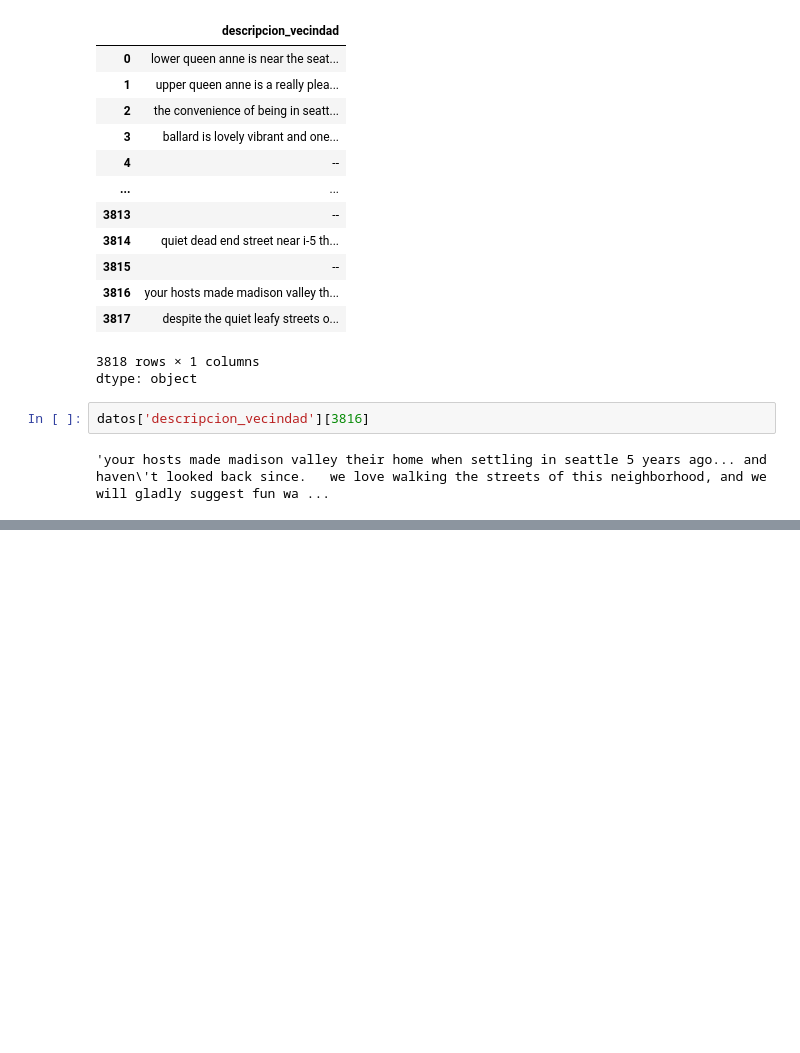
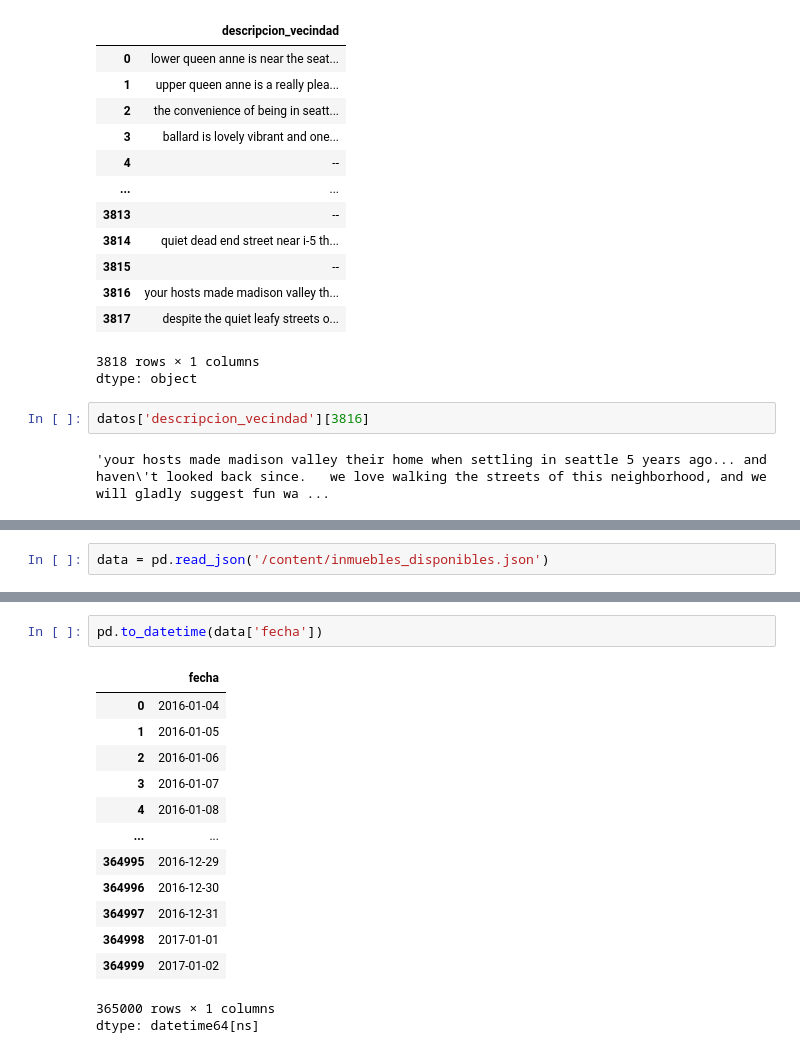
Before and after one commit to vanessa-oreza/python, a Jupyter notebook: Pandas_Tratamiento_Manipulacion_Datos.ipynb, the cells around one changed output, grey strips where cells are left out. Saved outputs shown, nothing was run; the diff lists cells and outputs as text; blank space fills up the shorter version.

```diff
--- a/Pandas_Tratamiento_Manipulacion_Datos.ipynb
+++ b/Pandas_Tratamiento_Manipulacion_Datos.ipynb
@@ -470,0 +503,2 @@ datos.head()
+# %%
+data = pd.read_json('/content/inmuebles_disponibles.json')
@@ -470,0 +526,17 @@ datos.head()
+# %%
+pd.to_datetime(data['fecha'])
+# %% [output]
+|  | fecha |
+| 0 | 2016-01-04 |
+| 1 | 2016-01-05 |
+| 2 | 2016-01-06 |
+| 3 | 2016-01-07 |
+| 4 | 2016-01-08 |
+| ... | ... |
+| 364995 | 2016-12-29 |
+| 364996 | 2016-12-30 |
+| 364997 | 2016-12-31 |
+| 364998 | 2017-01-01 |
+| 364999 | 2017-01-02 |
+365000 rows × 1 columns
+dtype: datetime64[ns]
```
Also changed, not shown: parts of 18 cells of this notebook.
